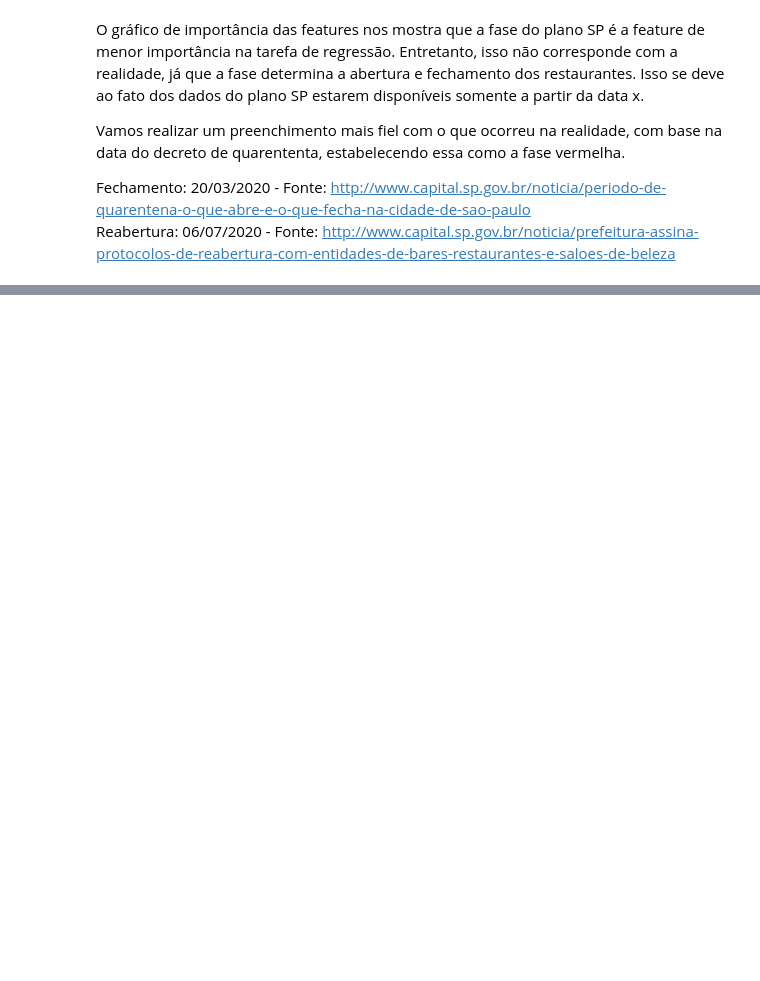
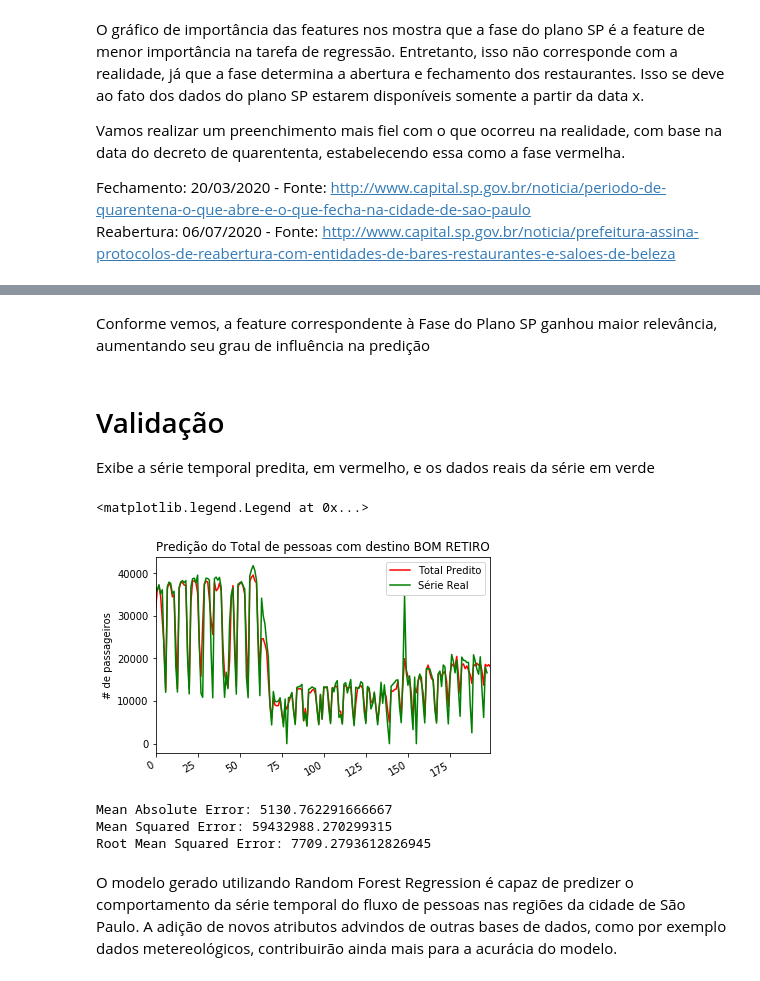
Before and after one commit to AnneMacedo/desafioShaweeSantander, a Jupyter notebook: codigo/Analise de dados.ipynb, the cells around one changed output, grey strips where cells are left out. Saved outputs shown, nothing was run; the diff lists cells and outputs as text; code cells hidden in the pictures; blank space fills up the shorter version.

```diff
--- a/codigo/Analise de dados.ipynb
+++ b/codigo/Analise de dados.ipynb
@@ -522,0 +547,27 @@ Importa os pacotes necessários para a implementação
+# %% [markdown]
+Conforme vemos, a feature correspondente à Fase do Plano SP ganhou maior relevância, aumentando seu grau de influência na predição
+# %% [markdown]
+# Validação
+
+Exibe a série temporal predita, em vermelho, e os dados reais da série em verde
+# %%
+rdm_prediction.plot(label='Série Predita',color='r')
+df_modelo['Total'][df_modelo.index<198].plot(label='Série Real',color='g')
+plt.gcf().autofmt_xdate()
+plt.ylabel('# de passageiros')
+plt.title('Predição do Total de pessoas com destino ' + str(name_region))
+plt.legend()
+# %% [output]
+<matplotlib.legend.Legend at 0x...>
+[figure, added]
+# %%
+# Exibe as métricas de avaliação
+print('Mean Absolute Error:', metrics.mean_absolute_error(y_test, y_test_prediction))
+print('Mean Squared Error:', metrics.mean_squared_error(y_test, y_test_prediction))
+print('Root Mean Squared Error:', np.sqrt(metrics.mean_squared_error(y_test, y_test_prediction)))
+# %% [output]
+Mean Absolute Error: 5130.762291666667
+Mean Squared Error: 59432988.270299315
+Root Mean Squared Error: 7709.2793612826945
+# %% [markdown]
+O modelo gerado utilizando Random Forest Regression é capaz de predizer o comportamento da série temporal do fluxo de pessoas nas regiões da cidade de São Paulo. A adição de novos atributos advindos de outras bases de dados, como por exemplo dados metereológicos, contribuirão ainda mais para a acurácia do modelo.
```
Also changed, not shown: parts of 30 cells of this notebook.
